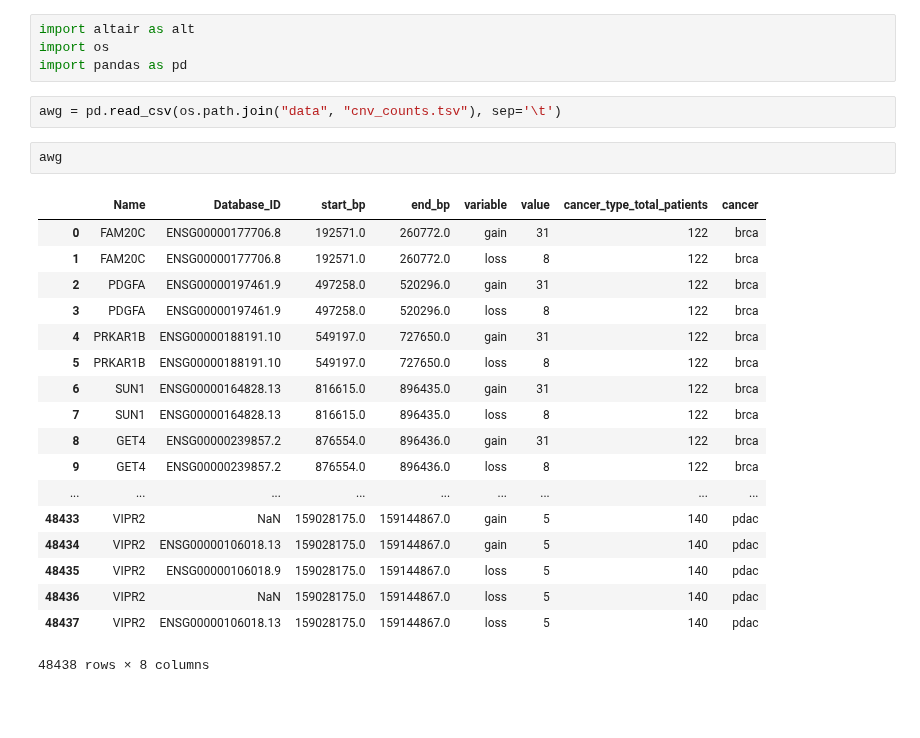
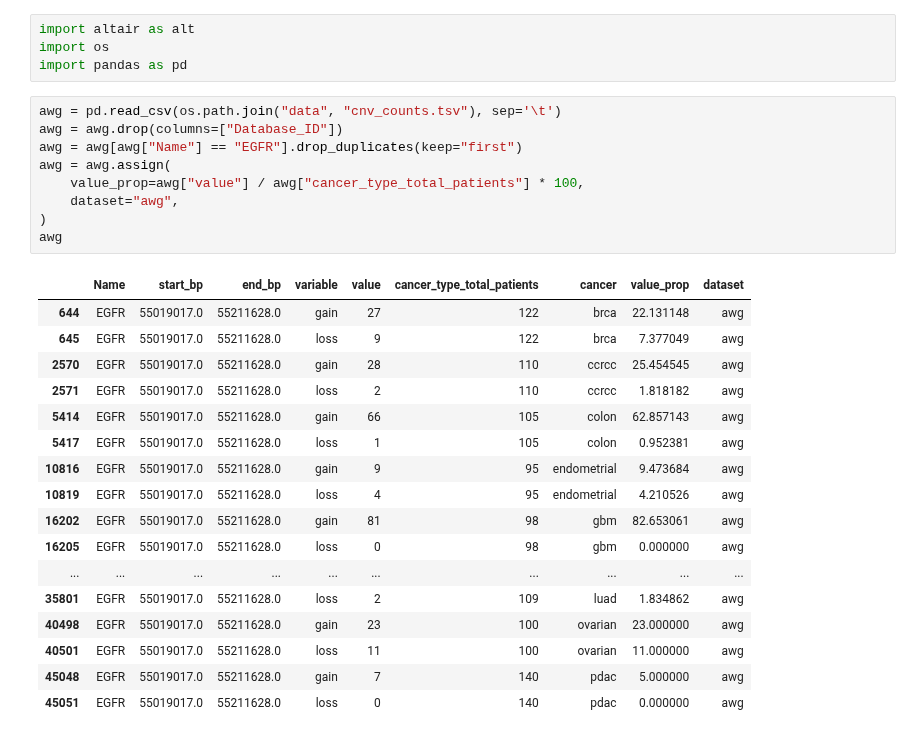
Before and after one commit to PayneLab/pancancerCNV, a Jupyter notebook: chromosome_07/egfr_harmonized_vs_awg_cnv.ipynb, the cells around one changed output. Cells and saved outputs as stored; diff of their text form; blank space fills up the shorter version.

Commit message:
Finish EGFR harmonized vs AWG CNV plot

```diff
--- a/chromosome_07/egfr_harmonized_vs_awg_cnv.ipynb
+++ b/chromosome_07/egfr_harmonized_vs_awg_cnv.ipynb
@@ -4,24 +4,28 @@ import os
 import pandas as pd
 # %%
 awg = pd.read_csv(os.path.join("data", "cnv_counts.tsv"), sep='\t')
+awg = awg.drop(columns=["Database_ID"])
+awg = awg[awg["Name"] == "EGFR"].drop_duplicates(keep="first")
+awg = awg.assign(
+    value_prop=awg["value"] / awg["cancer_type_total_patients"] * 100,
+    dataset="awg",
+)
+awg
+# %% [output]
+|  | Name | start_bp | end_bp | variable | value | cancer_type_total_patients | cancer | value_prop | dataset |
+| 644 | EGFR | 55019017.0 | 55211628.0 | gain | 27 | 122 | brca | 22.131148 | awg |
+| 645 | EGFR | 55019017.0 | 55211628.0 | loss | 9 | 122 | brca | 7.377049 | awg |
+| 2570 | EGFR | 55019017.0 | 55211628.0 | gain | 28 | 110 | ccrcc | 25.454545 | awg |
+| 2571 | EGFR | 55019017.0 | 55211628.0 | loss | 2 | 110 | ccrcc | 1.818182 | awg |
+| 5414 | EGFR | 55019017.0 | 55211628.0 | gain | 66 | 105 | colon | 62.857143 | awg |
+| 5417 | EGFR | 55019017.0 | 55211628.0 | loss | 1 | 105 | colon | 0.952381 | awg |
+| 10816 | EGFR | 55019017.0 | 55211628.0 | gain | 9 | 95 | endometrial | 9.473684 | awg |
+| 10819 | EGFR | 55019017.0 | 55211628.0 | loss | 4 | 95 | endometrial | 4.210526 | awg |
+| 16202 | EGFR | 55019017.0 | 55211628.0 | gain | 81 | 98 | gbm | 82.653061 | awg |
+| 16205 | EGFR | 55019017.0 | 55211628.0 | loss | 0 | 98 | gbm | 0.000000 | awg |
+| ... | ... | ... | ... | ... | ... | ... | ... | ... | ... |
+| 35801 | EGFR | 55019017.0 | 55211628.0 | loss | 2 | 109 | luad | 1.834862 | awg |
+| 40498 | EGFR | 55019017.0 | 55211628.0 | gain | 23 | 100 | ovarian | 23.000000 | awg |
+| 40501 | EGFR | 55019017.0 | 55211628.0 | loss | 11 | 100 | ovarian | 11.000000 | awg |
+| 45048 | EGFR | 55019017.0 | 55211628.0 | gain | 7 | 140 | pdac | 5.000000 | awg |
+| 45051 | EGFR | 55019017.0 | 55211628.0 | loss | 0 | 140 | pdac | 0.000000 | awg |
-# %%
-awg
-# %% [output]
-|  | Name | Database_ID | start_bp | end_bp | variable | value | cancer_type_total_patients | cancer |
-| 0 | FAM20C | ENSG00000177706.8 | 192571.0 | 260772.0 | gain | 31 | 122 | brca |
-| 1 | FAM20C | ENSG00000177706.8 | 192571.0 | 260772.0 | loss | 8 | 122 | brca |
-| 2 | PDGFA | ENSG00000197461.9 | 497258.0 | 520296.0 | gain | 31 | 122 | brca |
-| 3 | PDGFA | ENSG00000197461.9 | 497258.0 | 520296.0 | loss | 8 | 122 | brca |
-| 4 | PRKAR1B | ENSG00000188191.10 | 549197.0 | 727650.0 | gain | 31 | 122 | brca |
-| 5 | PRKAR1B | ENSG00000188191.10 | 549197.0 | 727650.0 | loss | 8 | 122 | brca |
-| 6 | SUN1 | ENSG00000164828.13 | 816615.0 | 896435.0 | gain | 31 | 122 | brca |
-| 7 | SUN1 | ENSG00000164828.13 | 816615.0 | 896435.0 | loss | 8 | 122 | brca |
-| 8 | GET4 | ENSG00000239857.2 | 876554.0 | 896436.0 | gain | 31 | 122 | brca |
-| 9 | GET4 | ENSG00000239857.2 | 876554.0 | 896436.0 | loss | 8 | 122 | brca |
-| ... | ... | ... | ... | ... | ... | ... | ... | ... |
-| 48433 | VIPR2 | NaN | 159028175.0 | 159144867.0 | gain | 5 | 140 | pdac |
-| 48434 | VIPR2 | ENSG00000106018.13 | 159028175.0 | 159144867.0 | gain | 5 | 140 | pdac |
-| 48435 | VIPR2 | ENSG00000106018.9 | 159028175.0 | 159144867.0 | loss | 5 | 140 | pdac |
-| 48436 | VIPR2 | NaN | 159028175.0 | 159144867.0 | loss | 5 | 140 | pdac |
-| 48437 | VIPR2 | ENSG00000106018.13 | 159028175.0 | 159144867.0 | loss | 5 | 140 | pdac |
-48438 rows × 8 columns
```
Also changed, not shown: parts of 4 cells of this notebook, 2 other files.
